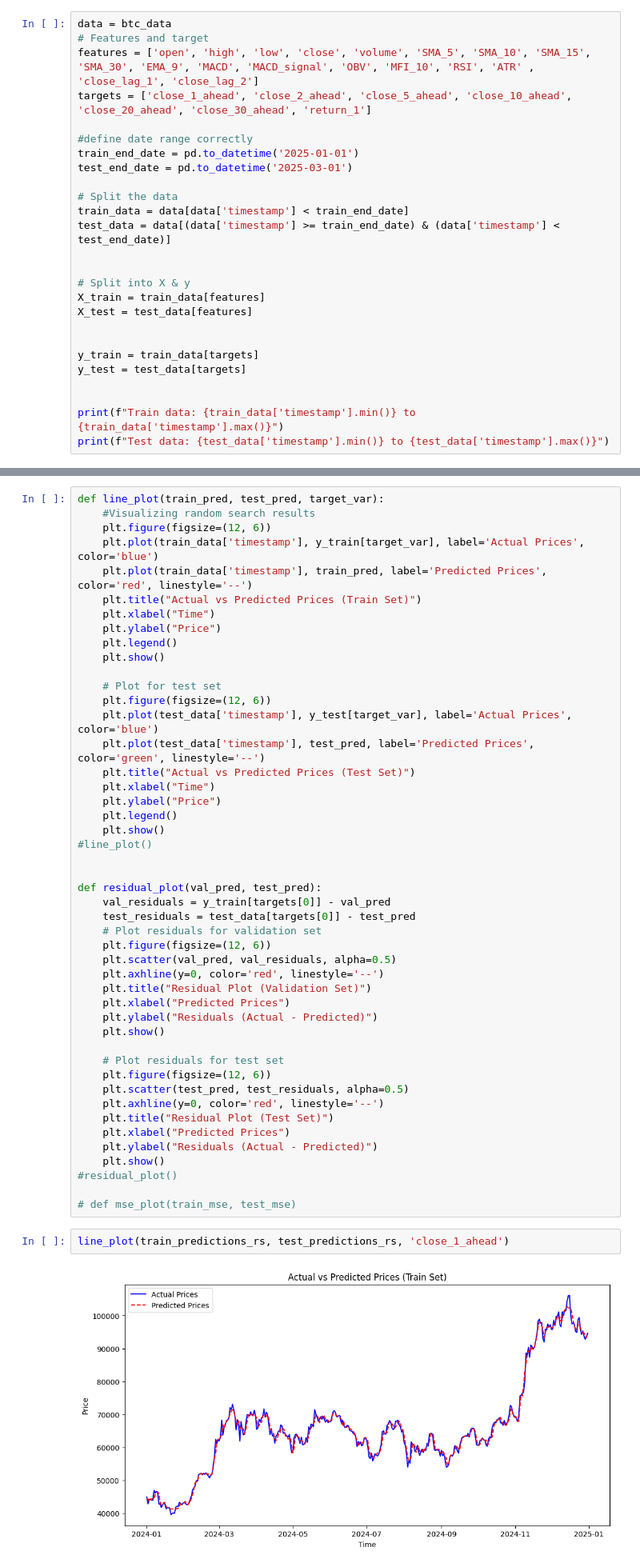
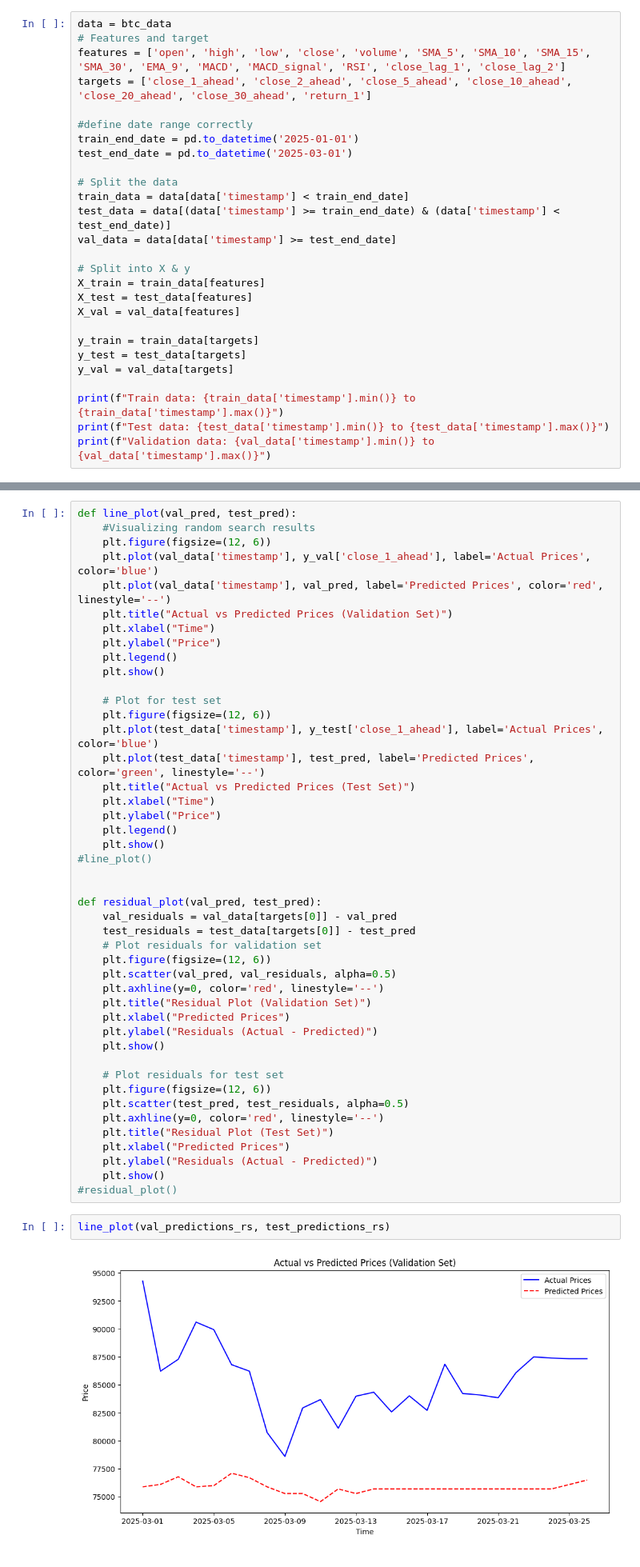
Before and after one commit to alyssa-tsh/CryptoMine, a Jupyter notebook: model.ipynb, the cells around one changed output, grey strips where cells are left out. Shown at 80% size. Saved outputs shown, nothing was run; the diff lists cells and outputs as text.

```diff
--- a/model.ipynb
+++ b/model.ipynb
@@ -302,7 +286,7 @@ Index(['timestamp', 'open', 'high', 'low', 'close', 'volume', 'SMA_5',
 # %%
 data = btc_data
 # Features and target
-features = ['open', 'high', 'low', 'close', 'volume', 'SMA_5', 'SMA_10', 'SMA_15', 'SMA_30', 'EMA_9', 'MACD', 'MACD_signal', 'OBV', 'MFI_10', 'RSI', 'ATR' , 'close_lag_1', 'close_lag_2']
+features = ['open', 'high', 'low', 'close', 'volume', 'SMA_5', 'SMA_10', 'SMA_15', 'SMA_30', 'EMA_9', 'MACD', 'MACD_signal', 'RSI', 'close_lag_1', 'close_lag_2']
 targets = ['close_1_ahead', 'close_2_ahead', 'close_5_ahead', 'close_10_ahead', 'close_20_ahead', 'close_30_ahead', 'return_1']
 
 #define date range correctly
@@ -312,19 +296,20 @@ test_end_date = pd.to_datetime('2025-03-01')
 # Split the data
 train_data = data[data['timestamp'] < train_end_date]
 test_data = data[(data['timestamp'] >= train_end_date) & (data['timestamp'] < test_end_date)]
-
+val_data = data[data['timestamp'] >= test_end_date]
 
 # Split into X & y
 X_train = train_data[features]
 X_test = test_data[features]
-
+X_val = val_data[features]
 
 y_train = train_data[targets]
 y_test = test_data[targets]
-
+y_val = val_data[targets]
 
 print(f"Train data: {train_data['timestamp'].min()} to {train_data['timestamp'].max()}")
 print(f"Test data: {test_data['timestamp'].min()} to {test_data['timestamp'].max()}")
+print(f"Validation data: {val_data['timestamp'].min()} to {val_data['timestamp'].max()}")
 # %% [output]
 Train data: 2024-01-01 00:00:00 to 2024-12-31 00:00:00
 Test data: 2025-01-01 00:00:00 to 2025-02-28 00:00:00
@@ -538,10 +517,10 @@ Test R-squared (R²): 0.6535
 # %%
-def line_plot(train_pred, test_pred, target_var):
+def line_plot(val_pred, test_pred):
     #Visualizing random search results
     plt.figure(figsize=(12, 6))
-    plt.plot(train_data['timestamp'], y_train[target_var], label='Actual Prices', color='blue')
-    plt.plot(train_data['timestamp'], train_pred, label='Predicted Prices', color='red', linestyle='--')
-    plt.title("Actual vs Predicted Prices (Train Set)")
+    plt.plot(val_data['timestamp'], y_val['close_1_ahead'], label='Actual Prices', color='blue')
+    plt.plot(val_data['timestamp'], val_pred, label='Predicted Prices', color='red', linestyle='--')
+    plt.title("Actual vs Predicted Prices (Validation Set)")
     plt.xlabel("Time")
     plt.ylabel("Price")
     plt.legend()
@@ -549,7 +528,7 @@ def line_plot(train_pred, test_pred, target_var):
 
     # Plot for test set
     plt.figure(figsize=(12, 6))
-    plt.plot(test_data['timestamp'], y_test[target_var], label='Actual Prices', color='blue')
+    plt.plot(test_data['timestamp'], y_test['close_1_ahead'], label='Actual Prices', color='blue')
     plt.plot(test_data['timestamp'], test_pred, label='Predicted Prices', color='green', linestyle='--')
     plt.title("Actual vs Predicted Prices (Test Set)")
     plt.xlabel("Time")
@@ -560,7 +539,7 @@ def line_plot(train_pred, test_pred, target_var):
 
 
 def residual_plot(val_pred, test_pred):
-    val_residuals = y_train[targets[0]] - val_pred
+    val_residuals = val_data[targets[0]] - val_pred
     test_residuals = test_data[targets[0]] - test_pred
     # Plot residuals for validation set
     plt.figure(figsize=(12, 6))
@@ -580,9 +559,7 @@ def residual_plot(val_pred, test_pred):
     plt.ylabel("Residuals (Actual - Predicted)")
     plt.show()
 #residual_plot()
-
-# def mse_plot(train_mse, test_mse)
 # %%
-line_plot(train_predictions_rs, test_predictions_rs, 'close_1_ahead')
+line_plot(val_predictions_rs, test_predictions_rs)
 # %% [output]
-[figure, old version]
+[figure, new version]
```
Also changed, not shown: parts of 29 cells of this notebook.
